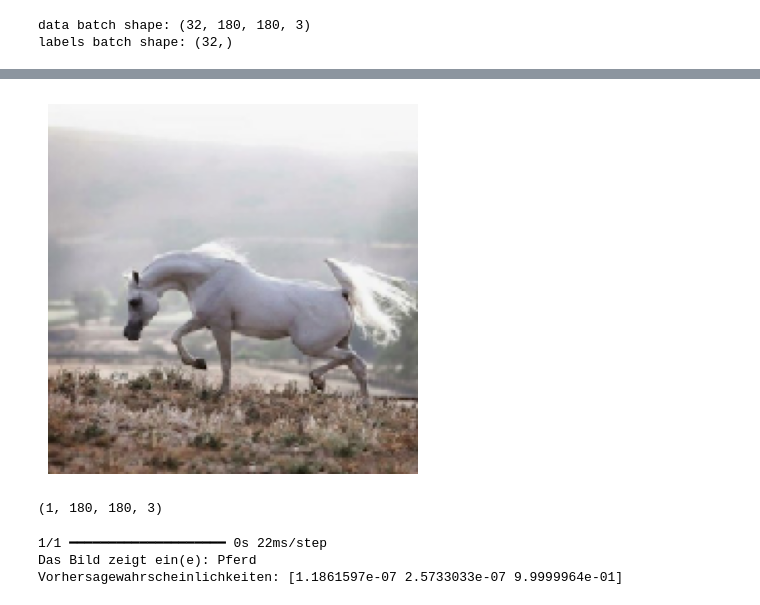
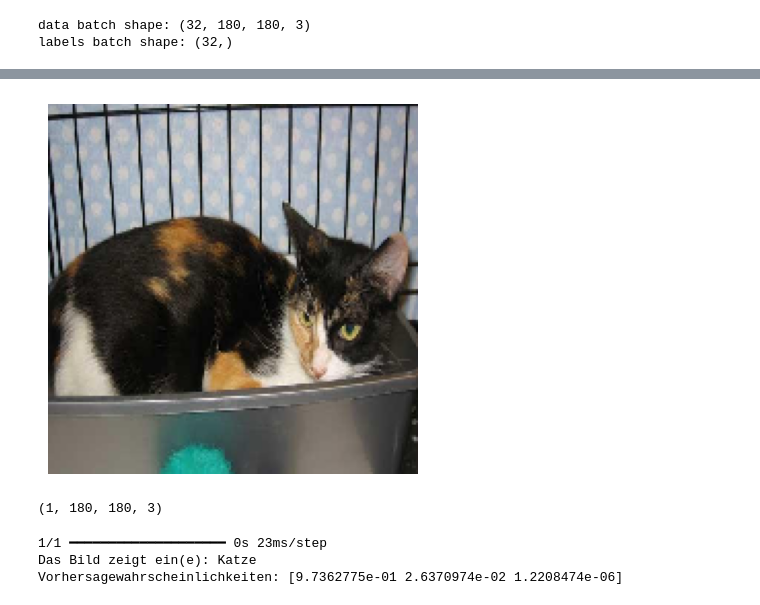
Before and after one commit to RiccardoDAndrea/SceneDetect, a Jupyter notebook: binary_image_classfication.ipynb, the cells around one changed output, grey strips where cells are left out. Drawn from its saved outputs; the diff is of its cells as text; code cells hidden in the pictures.

```diff
--- a/binary_image_classfication.ipynb
+++ b/binary_image_classfication.ipynb
@@ -436,22 +373,22 @@ Model: "functional_8"
 # %%
 # Model nutzen
 import tensorflow as tf
 from tensorflow.keras.preprocessing import image
 import numpy as np
 import matplotlib.pyplot as plt
 
 # Bild laden
-image_path = r"cats_vs_dogs_vs_horses/test/horses/502.jpg"
+image_path = "cats_vs_dogs_small/test/cat/1599.jpg"
 
 # Bild auf die gewünschte Eingabegröße skalieren unsere Modell nimmt 180 x 180 x3
 img = image.load_img(image_path, target_size=(180, 180))
 
 # Bild anzeigen
 plt.imshow(img)
 plt.axis("off")
 plt.show()
 # %% [output]
-[figure, old version]
+[figure, new version]
 # %%
 # Das Bild in ein NumPy-Array umwandeln
 img_array = image.img_to_array(img)
@@ -476,6 +413,6 @@ print(f"Das Bild zeigt ein(e): {class_labels[predicted_class]}")
 # Wahrscheinlichkeiten anzeigen
 print("Vorhersagewahrscheinlichkeiten:", prediction_GPU_multiclass_model[0])
 # %% [output]
-1/1 ━━━━━━━━━━━━━━━━━━━━ 0s 22ms/step
-Das Bild zeigt ein(e): Pferd
-Vorhersagewahrscheinlichkeiten: [1.1861597e-07 2.5733033e-07 9.9999964e-01]
+1/1 ━━━━━━━━━━━━━━━━━━━━ 0s 23ms/step
+Das Bild zeigt ein(e): Katze
+Vorhersagewahrscheinlichkeiten: [9.7362775e-01 2.6370974e-02 1.2208474e-06]
```
Also changed, not shown: parts of 9 cells of this notebook, 1 other file.
